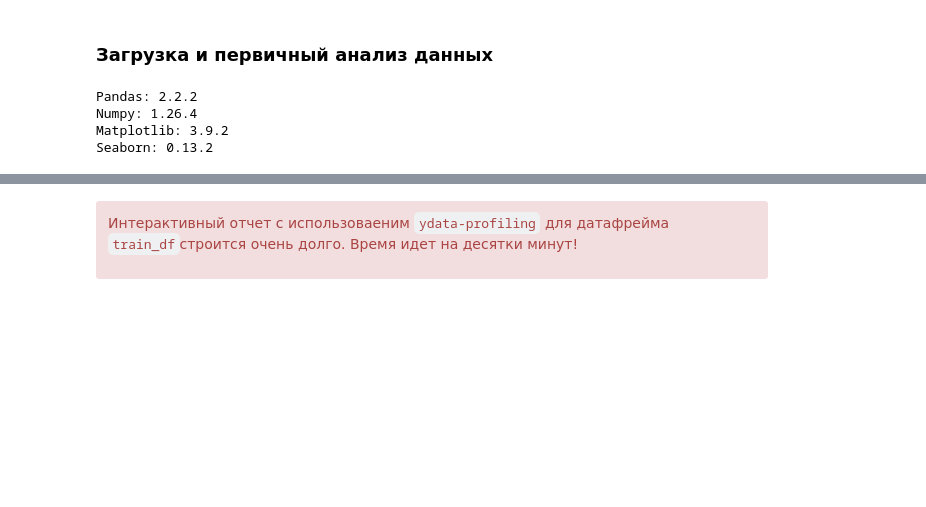
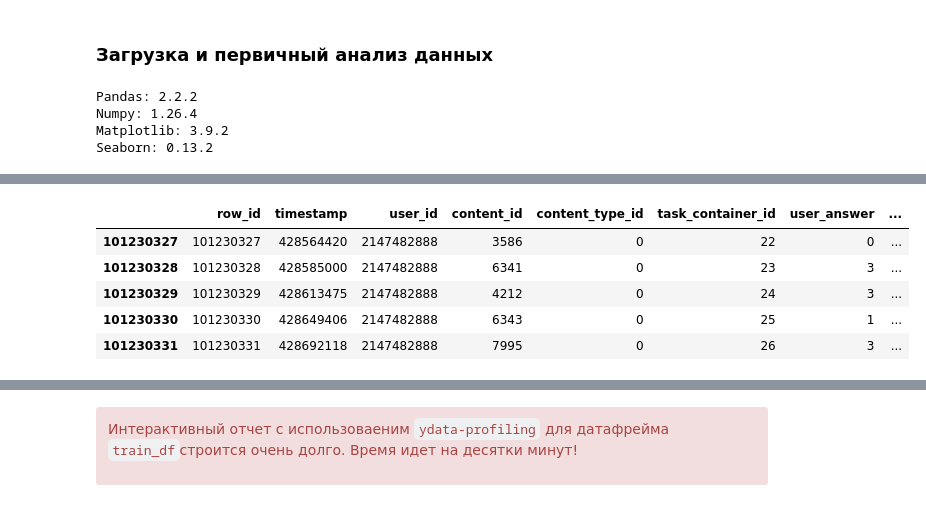
Before and after one commit to nikolay-grudanov/MEPHI-SF_ML, a Jupyter notebook: academic-semester-1/python_for_data_analysis/HW-1/Pandas_HW.ipynb, the cells around one changed output, grey strips where cells are left out. Drawn from its saved outputs; the diff is of its cells as text; code cells hidden in the pictures; blank space fills up the shorter version.

```diff
--- a/academic-semester-1/python_for_data_analysis/HW-1/Pandas_HW.ipynb
+++ b/academic-semester-1/python_for_data_analysis/HW-1/Pandas_HW.ipynb
@@ -88,3 +92,13 @@ dtype: int64
+# %%
+# Посмотрим последнии 5 строк датафрейма train_df
+display(train_df.tail(5))
+# %% [output]
+|  | row_id | timestamp | user_id | content_id | content_type_id | task_container_id | user_answer | ... |
+| 101230327 | 101230327 | 428564420 | 2147482888 | 3586 | 0 | 22 | 0 | ... |
+| 101230328 | 101230328 | 428585000 | 2147482888 | 6341 | 0 | 23 | 3 | ... |
+| 101230329 | 101230329 | 428613475 | 2147482888 | 4212 | 0 | 24 | 3 | ... |
+| 101230330 | 101230330 | 428649406 | 2147482888 | 6343 | 0 | 25 | 1 | ... |
+| 101230331 | 101230331 | 428692118 | 2147482888 | 7995 | 0 | 26 | 3 | ... |
 # %%
 df_info(lectures_df)
 # %% [output]
```
Also changed, not shown: parts of 9 cells of this notebook, 1 other file.
